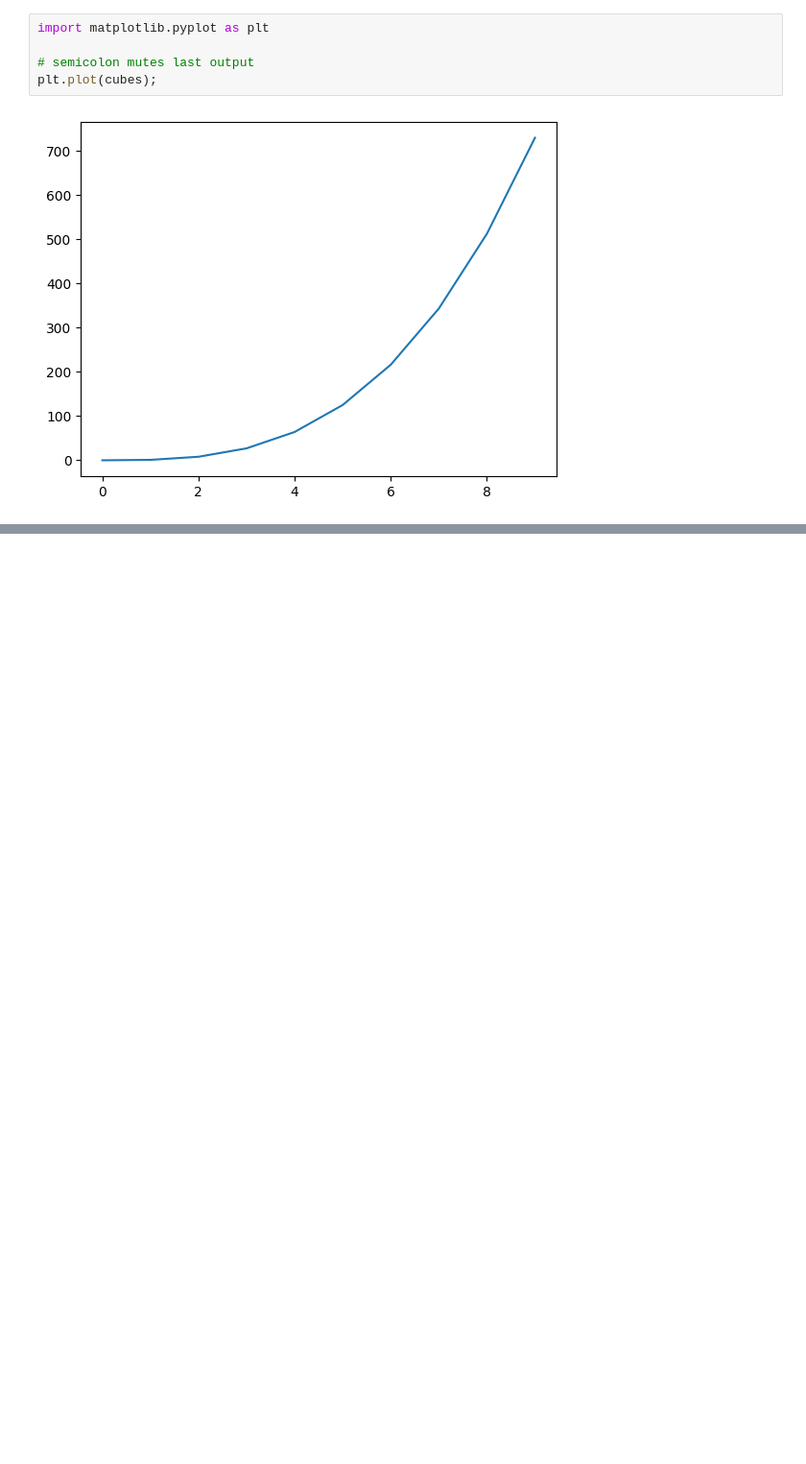
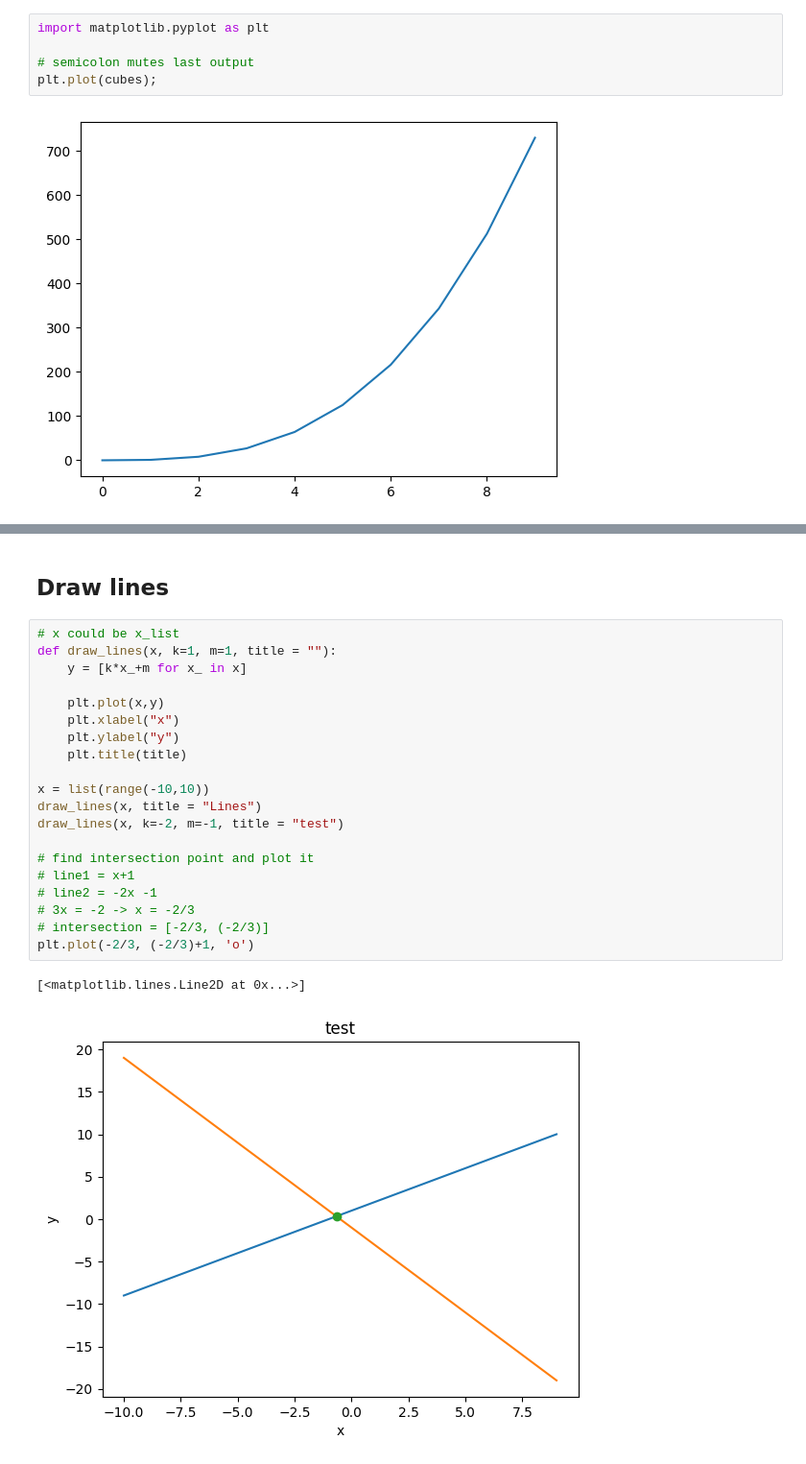
Before and after one commit to jvesand/python-johan-sandberg, a Jupyter notebook: Code-alongs/L6-functions.ipynb, the cells around one changed output, grey strips where cells are left out. Shown at 96% size. Drawn from its saved outputs; the diff is of its cells as text; blank space fills up the shorter version.

```diff
--- a/Code-alongs/L6-functions.ipynb
+++ b/Code-alongs/L6-functions.ipynb
@@ -22,0 +97,25 @@ plt.plot(cubes);
+# %% [markdown]
+## Draw lines
+# %%
+# x could be x_list
+def draw_lines(x, k=1, m=1, title = ""):
+    y = [k*x_+m for x_ in x]
+
+    plt.plot(x,y)
+    plt.xlabel("x")
+    plt.ylabel("y")
+    plt.title(title)
+
+x = list(range(-10,10))
+draw_lines(x, title = "Lines")
+draw_lines(x, k=-2, m=-1, title = "test")
+
+# find intersection point and plot it
+# line1 = x+1
+# line2 = -2x -1
+# 3x = -2 -> x = -2/3
+# intersection = [-2/3, (-2/3)]
+plt.plot(-2/3, (-2/3)+1, 'o')
+# %% [output]
+[<matplotlib.lines.Line2D at 0x...>]
+[figure, added]
```
Also changed, not shown: parts of 9 cells of this notebook.
